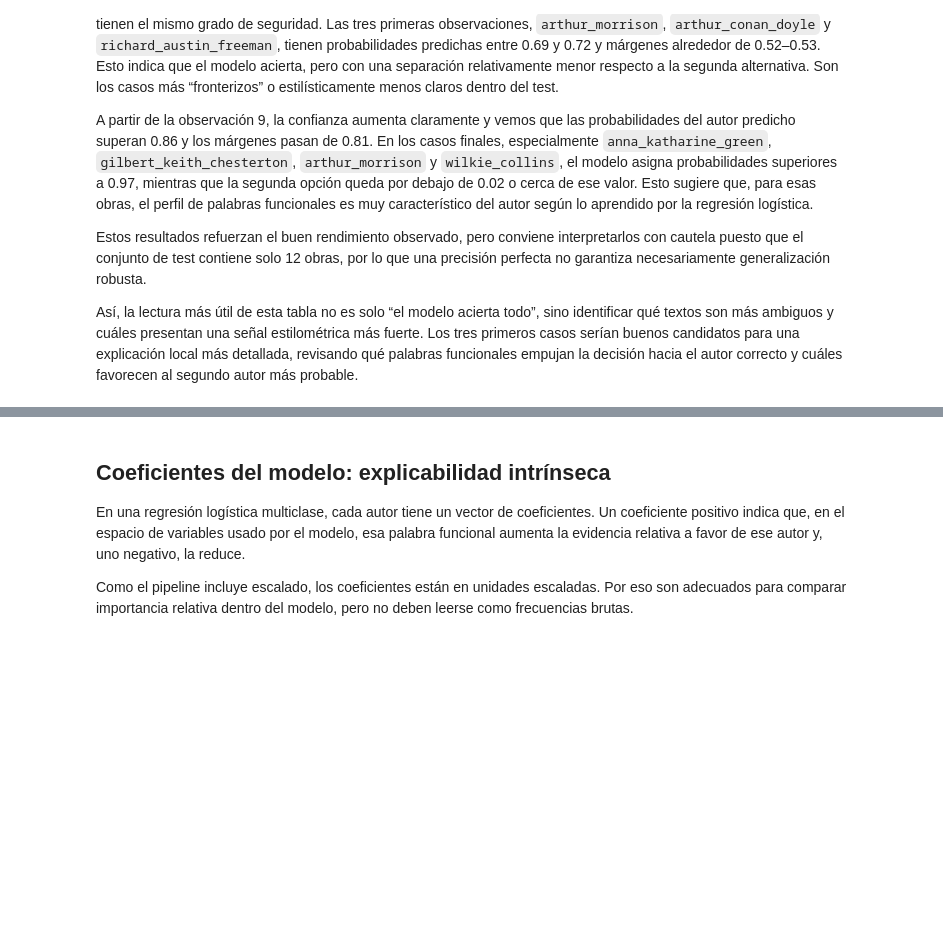
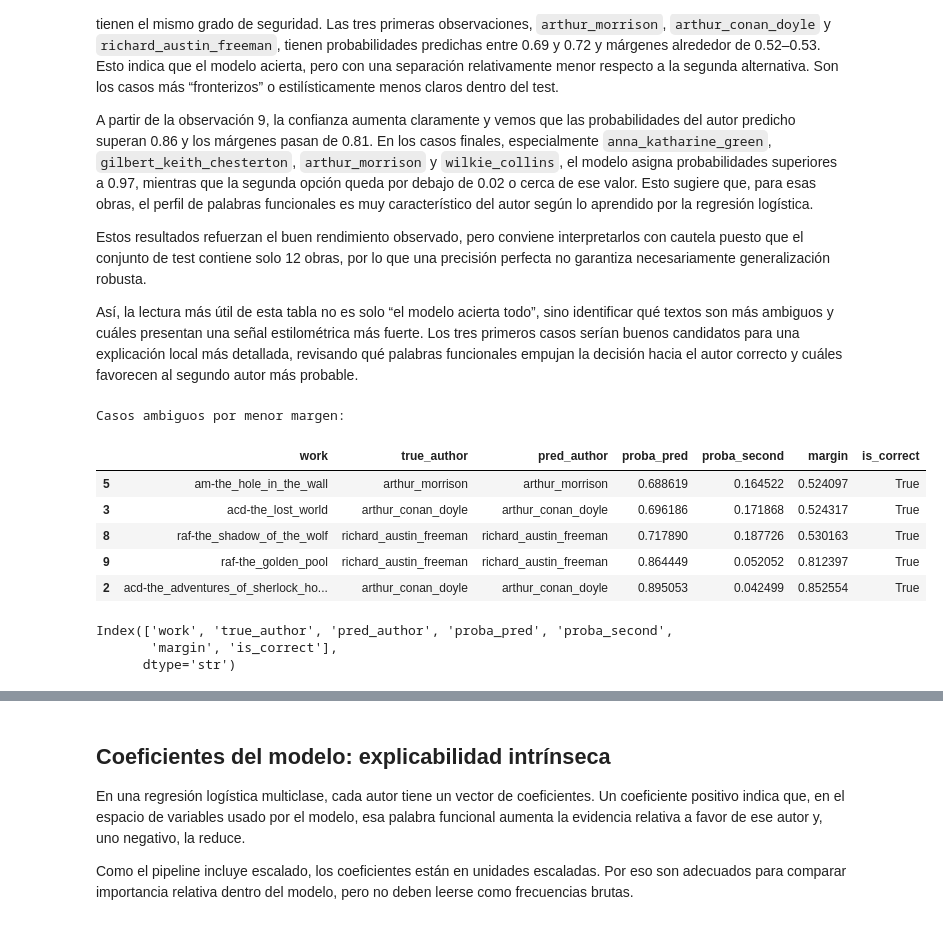
Before and after one commit to Elle518/whodunit-stylometry, a Jupyter notebook: notebooks/08_supervised_ml_explainability_lr_coef.ipynb, the cells around one changed output, grey strips where cells are left out. Saved outputs shown, nothing was run; the diff lists cells and outputs as text; code cells hidden in the pictures; blank space fills up the shorter version.

```diff
--- a/notebooks/08_supervised_ml_explainability_lr_coef.ipynb
+++ b/notebooks/08_supervised_ml_explainability_lr_coef.ipynb
@@ -185,3 +189,21 @@ A partir de la observación 9, la confianza aumenta claramente y vemos que las p
 Estos resultados refuerzan el buen rendimiento observado, pero conviene interpretarlos con cautela puesto que el conjunto de test contiene solo 12 obras, por lo que una precisión perfecta no garantiza necesariamente generalización robusta.
 
 Así, la lectura más útil de esta tabla no es solo “el modelo acierta todo”, sino identificar qué textos son más ambiguos y cuáles presentan una señal estilométrica más fuerte. Los tres primeros casos serían buenos candidatos para una explicación local más detallada, revisando qué palabras funcionales empujan la decisión hacia el autor correcto y cuáles favorecen al segundo autor más probable.
+# %%
+print("Casos ambiguos por menor margen:")
+low_margin_cases = confidence_df.sort_values("margin").head()
+low_margin_cases
+# %% [output]
+Casos ambiguos por menor margen:
+|  | work | true_author | pred_author | proba_pred | proba_second | margin | is_correct |
+| 5 | am-the_hole_in_the_wall | arthur_morrison | arthur_morrison | 0.688619 | 0.164522 | 0.524097 | True |
+| 3 | acd-the_lost_world | arthur_conan_doyle | arthur_conan_doyle | 0.696186 | 0.171868 | 0.524317 | True |
+| 8 | raf-the_shadow_of_the_wolf | richard_austin_freeman | richard_austin_freeman | 0.717890 | 0.187726 | 0.530163 | True |
+| 9 | raf-the_golden_pool | richard_austin_freeman | richard_austin_freeman | 0.864449 | 0.052052 | 0.812397 | True |
+| 2 | acd-the_adventures_of_sherlock_ho... | arthur_conan_doyle | arthur_conan_doyle | 0.895053 | 0.042499 | 0.852554 | True |
+# %%
+confidence_df.columns
+# %% [output]
+Index(['work', 'true_author', 'pred_author', 'proba_pred', 'proba_second',
+       'margin', 'is_correct'],
+      dtype='str')
```
Also changed, not shown: parts of 9 cells of this notebook.
